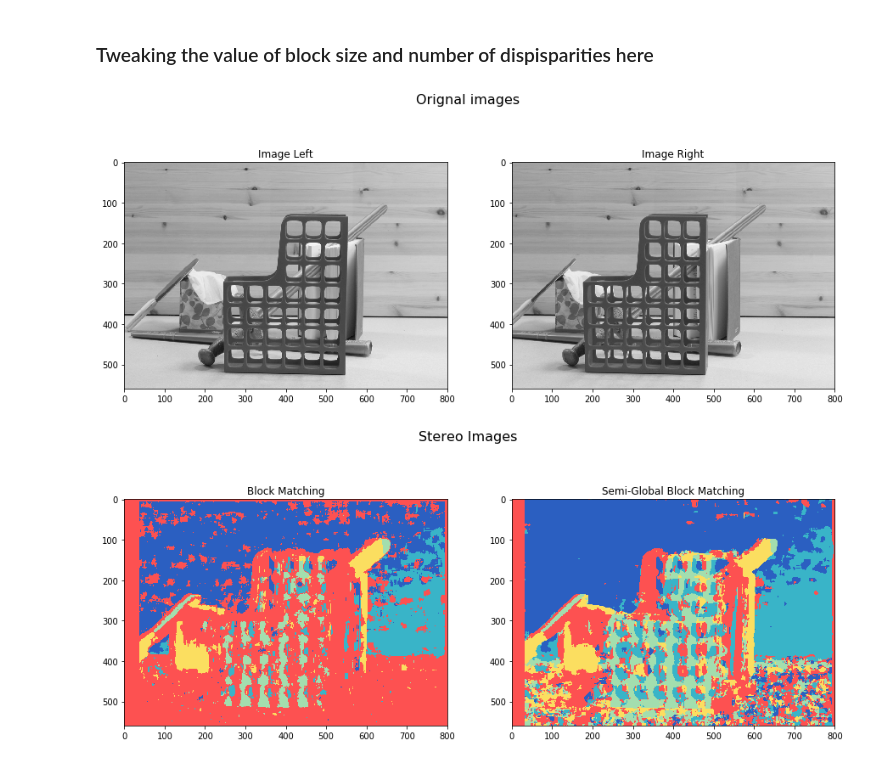
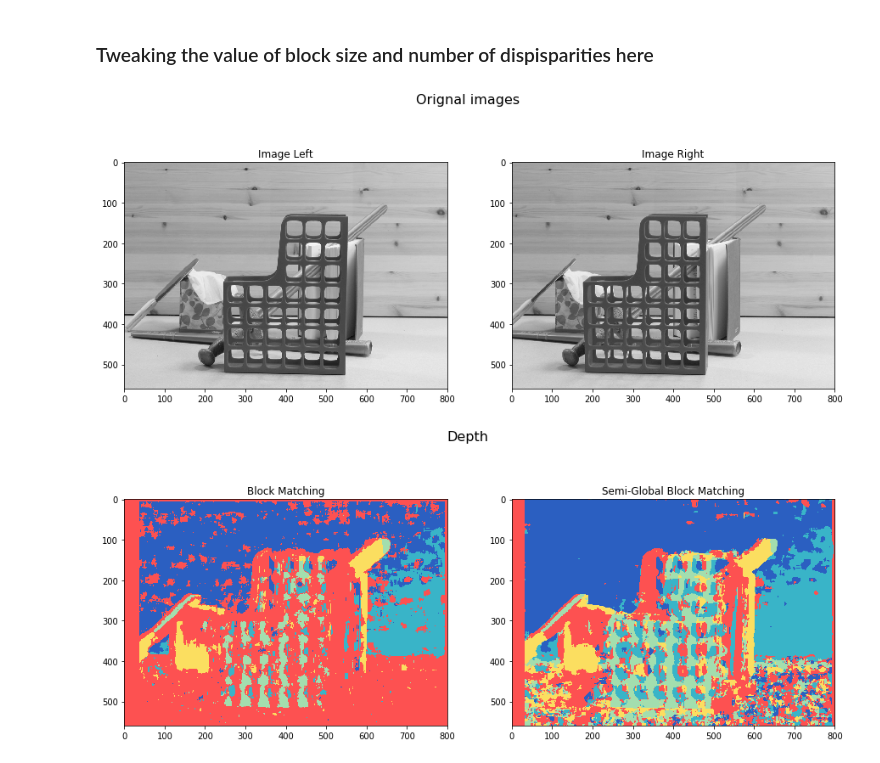
Before and after one commit to Dooomino/Stereoscopic-Demo, a Jupyter notebook: Demo.ipynb, the cells around one changed output. Drawn from its saved outputs; the diff is of its cells as text; code cells hidden in the pictures.

```diff
--- a/Demo.ipynb
+++ b/Demo.ipynb
@@ -124,18 +124,18 @@ color_depth_sgbm = genColorMap(depth_sgbm,Colors)
 # %%
 fig , axs = plt.subplots(1,2,figsize=(15,10))
 axs[0].imshow(imgL,cmap="gray")
 axs[0].set_title('Image Left')
 axs[1].imshow(imgR,cmap="gray")
 axs[1].set_title('Image Right')
 fig.suptitle("Orignal images",fontsize=16, y=.8)
 plt.show()
 fig , axs = plt.subplots(1,2,figsize=(15,10))
 axs[0].imshow(color_depth_bm)
 axs[0].set_title('Block Matching')
 axs[1].imshow(color_depth_sgbm)
 axs[1].set_title('Semi-Global Block Matching')
-fig.suptitle("Stereo Images",fontsize=16,y=.8)
+fig.suptitle("Depth",fontsize=16,y=.8)
 plt.show()
 # %% [output]
 [figure]
-[figure, old version]
+[figure, new version]
```
Also changed, not shown: 2 other files.
